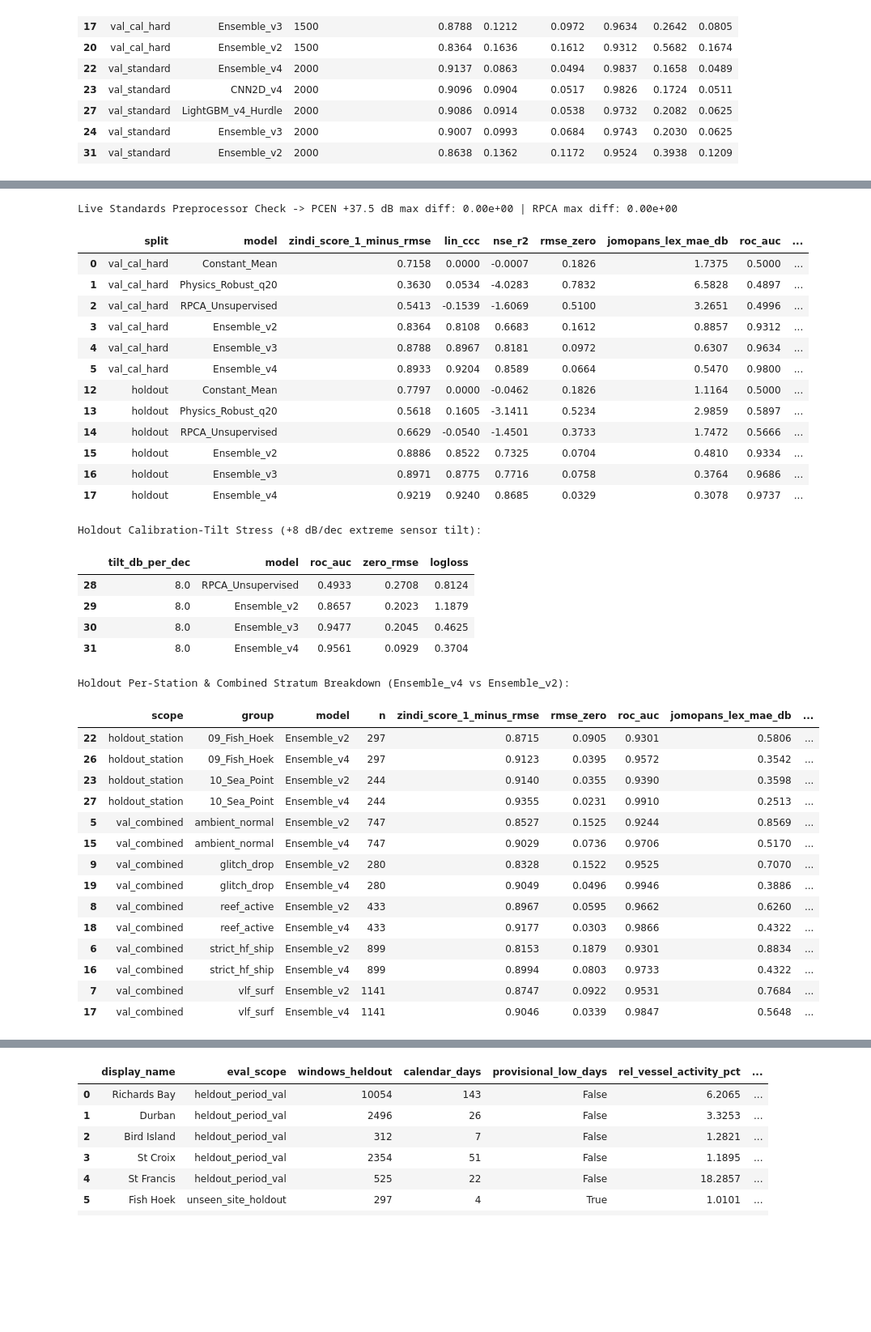
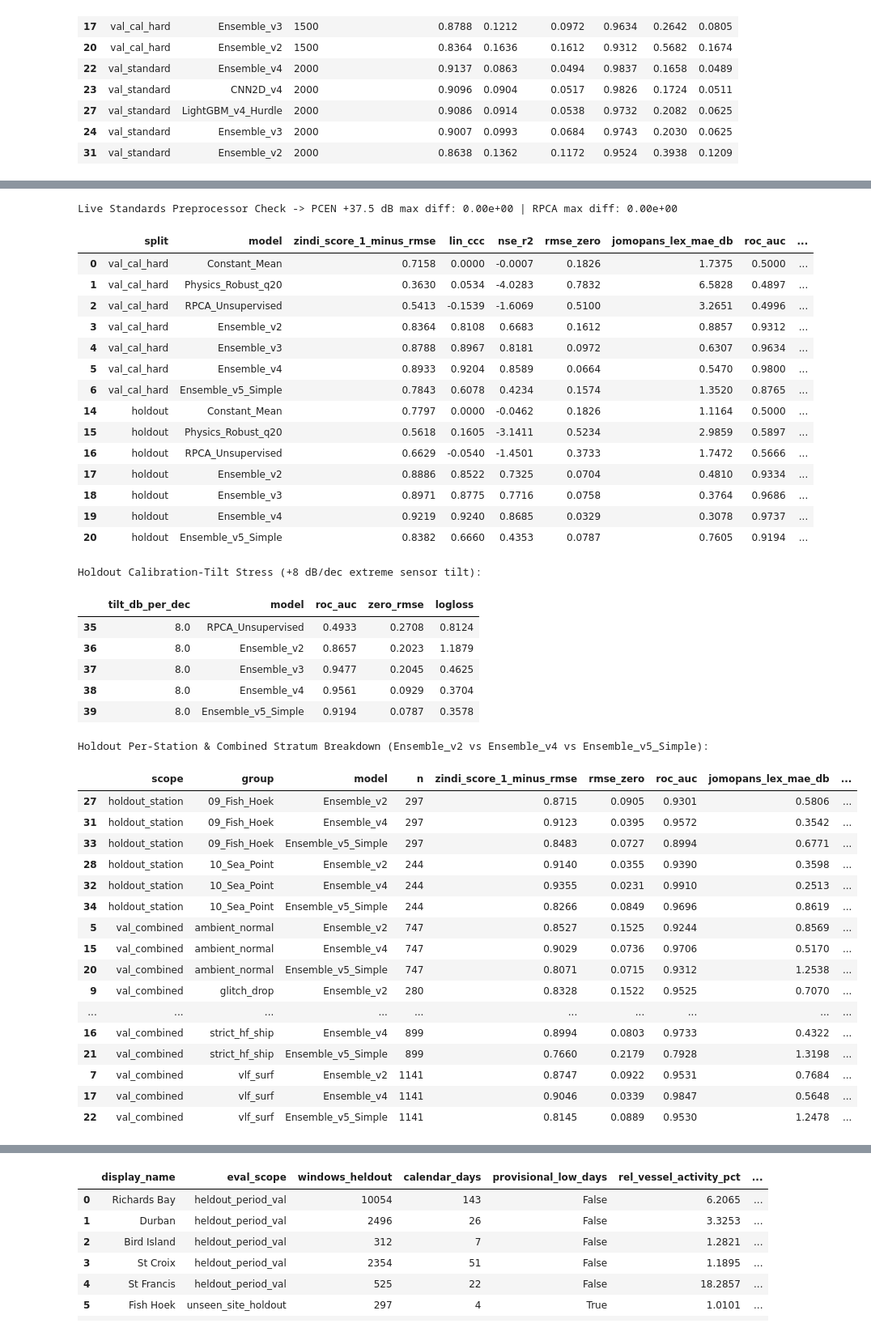
Before and after one commit to ebotchway/french-embassy-underwater-vessel-noise-challenge, a Jupyter notebook: notebooks/03_domain_generalization_v3_v4_and_standards.ipynb, the cells around one changed output, grey strips where cells are left out. Shown at 81% size. Cells and saved outputs as stored; diff of their text form; code cells hidden in the pictures; blank space fills up the shorter version.

Commit message:
feat: add Candidate v5 simple modeling pipeline and update checkpoint docs and manuscript artifacts

```diff
--- a/notebooks/03_domain_generalization_v3_v4_and_standards.ipynb
+++ b/notebooks/03_domain_generalization_v3_v4_and_standards.ipynb
@@ -261,60 +326,65 @@ rpca_diff = max(float(np.max(np.abs(s_rp1 - s_rp2))), float(np.max(np.abs(c_rp1
 print(f"Live Standards Preprocessor Check -> PCEN +37.5 dB max diff: {pcen_diff:.2e} | RPCA max diff: {rpca_diff:.2e}")
 
 std_full = pd.read_csv(ROOT / "reports/standards_benchmark/standardized_metrics_full.csv")
 tilt_df = pd.read_csv(ROOT / "reports/standards_benchmark/calibration_shift_curve.csv")
 strata_df = pd.read_csv(ROOT / "reports/standards_benchmark/stratum_breakdown.csv")
 
 cols_show = [
     "split", "model", "zindi_score_1_minus_rmse", "lin_ccc", "nse_r2",
     "rmse_zero", "jomopans_lex_mae_db", "roc_auc", "pr_auc", "ece_10", "brier"
 ]
 display(std_full[std_full["split"].isin(["val_cal_hard", "holdout"])][cols_show].round(4))
 
 print("Holdout Calibration-Tilt Stress (+8 dB/dec extreme sensor tilt):")
 display(tilt_df[tilt_df["tilt_db_per_dec"] == 8.0].round(4))
 
-print("Holdout Per-Station & Combined Stratum Breakdown (Ensemble_v4 vs Ensemble_v2):")
-sub_st = strata_df[strata_df["model"].isin(["Ensemble_v2", "Ensemble_v4"])][
+print("Holdout Per-Station & Combined Stratum Breakdown (Ensemble_v2 vs Ensemble_v4 vs Ensemble_v5_Simple):")
+sub_st = strata_df[strata_df["model"].isin(["Ensemble_v2", "Ensemble_v4", "Ensemble_v5_Simple"])][
     ["scope", "group", "model", "n", "zindi_score_1_minus_rmse", "rmse_zero", "roc_auc", "jomopans_lex_mae_db", "ece_10"]
 ]
 display(sub_st.sort_values(["scope", "group", "model"]).round(4))
 # %% [output]
 Live Standards Preprocessor Check -> PCEN +37.5 dB max diff: 0.00e+00 | RPCA max diff: 0.00e+00
 |  | split | model | zindi_score_1_minus_rmse | lin_ccc | nse_r2 | rmse_zero | jomopans_lex_mae_db | roc_auc | ... |
 | 0 | val_cal_hard | Constant_Mean | 0.7158 | 0.0000 | -0.0007 | 0.1826 | 1.7375 | 0.5000 | ... |
 | 1 | val_cal_hard | Physics_Robust_q20 | 0.3630 | 0.0534 | -4.0283 | 0.7832 | 6.5828 | 0.4897 | ... |
 | 2 | val_cal_hard | RPCA_Unsupervised | 0.5413 | -0.1539 | -1.6069 | 0.5100 | 3.2651 | 0.4996 | ... |
 | 3 | val_cal_hard | Ensemble_v2 | 0.8364 | 0.8108 | 0.6683 | 0.1612 | 0.8857 | 0.9312 | ... |
 | 4 | val_cal_hard | Ensemble_v3 | 0.8788 | 0.8967 | 0.8181 | 0.0972 | 0.6307 | 0.9634 | ... |
 | 5 | val_cal_hard | Ensemble_v4 | 0.8933 | 0.9204 | 0.8589 | 0.0664 | 0.5470 | 0.9800 | ... |
-| 12 | holdout | Constant_Mean | 0.7797 | 0.0000 | -0.0462 | 0.1826 | 1.1164 | 0.5000 | ... |
-| 13 | holdout | Physics_Robust_q20 | 0.5618 | 0.1605 | -3.1411 | 0.5234 | 2.9859 | 0.5897 | ... |
-| 14 | holdout | RPCA_Unsupervised | 0.6629 | -0.0540 | -1.4501 | 0.3733 | 1.7472 | 0.5666 | ... |
-| 15 | holdout | Ensemble_v2 | 0.8886 | 0.8522 | 0.7325 | 0.0704 | 0.4810 | 0.9334 | ... |
-| 16 | holdout | Ensemble_v3 | 0.8971 | 0.8775 | 0.7716 | 0.0758 | 0.3764 | 0.9686 | ... |
-| 17 | holdout | Ensemble_v4 | 0.9219 | 0.9240 | 0.8685 | 0.0329 | 0.3078 | 0.9737 | ... |
+| 6 | val_cal_hard | Ensemble_v5_Simple | 0.7843 | 0.6078 | 0.4234 | 0.1574 | 1.3520 | 0.8765 | ... |
+| 14 | holdout | Constant_Mean | 0.7797 | 0.0000 | -0.0462 | 0.1826 | 1.1164 | 0.5000 | ... |
+| 15 | holdout | Physics_Robust_q20 | 0.5618 | 0.1605 | -3.1411 | 0.5234 | 2.9859 | 0.5897 | ... |
+| 16 | holdout | RPCA_Unsupervised | 0.6629 | -0.0540 | -1.4501 | 0.3733 | 1.7472 | 0.5666 | ... |
+| 17 | holdout | Ensemble_v2 | 0.8886 | 0.8522 | 0.7325 | 0.0704 | 0.4810 | 0.9334 | ... |
+| 18 | holdout | Ensemble_v3 | 0.8971 | 0.8775 | 0.7716 | 0.0758 | 0.3764 | 0.9686 | ... |
+| 19 | holdout | Ensemble_v4 | 0.9219 | 0.9240 | 0.8685 | 0.0329 | 0.3078 | 0.9737 | ... |
+| 20 | holdout | Ensemble_v5_Simple | 0.8382 | 0.6660 | 0.4353 | 0.0787 | 0.7605 | 0.9194 | ... |
 Holdout Calibration-Tilt Stress (+8 dB/dec extreme sensor tilt):
 |  | tilt_db_per_dec | model | roc_auc | zero_rmse | logloss |
-| 28 | 8.0 | RPCA_Unsupervised | 0.4933 | 0.2708 | 0.8124 |
-| 29 | 8.0 | Ensemble_v2 | 0.8657 | 0.2023 | 1.1879 |
-| 30 | 8.0 | Ensemble_v3 | 0.9477 | 0.2045 | 0.4625 |
-| 31 | 8.0 | Ensemble_v4 | 0.9561 | 0.0929 | 0.3704 |
+| 35 | 8.0 | RPCA_Unsupervised | 0.4933 | 0.2708 | 0.8124 |
+| 36 | 8.0 | Ensemble_v2 | 0.8657 | 0.2023 | 1.1879 |
+| 37 | 8.0 | Ensemble_v3 | 0.9477 | 0.2045 | 0.4625 |
+| 38 | 8.0 | Ensemble_v4 | 0.9561 | 0.0929 | 0.3704 |
+| 39 | 8.0 | Ensemble_v5_Simple | 0.9194 | 0.0787 | 0.3578 |
-Holdout Per-Station & Combined Stratum Breakdown (Ensemble_v4 vs Ensemble_v2):
+Holdout Per-Station & Combined Stratum Breakdown (Ensemble_v2 vs Ensemble_v4 vs Ensemble_v5_Simple):
 |  | scope | group | model | n | zindi_score_1_minus_rmse | rmse_zero | roc_auc | jomopans_lex_mae_db | ... |
-| 22 | holdout_station | 09_Fish_Hoek | Ensemble_v2 | 297 | 0.8715 | 0.0905 | 0.9301 | 0.5806 | ... |
-| 26 | holdout_station | 09_Fish_Hoek | Ensemble_v4 | 297 | 0.9123 | 0.0395 | 0.9572 | 0.3542 | ... |
-| 23 | holdout_station | 10_Sea_Point | Ensemble_v2 | 244 | 0.9140 | 0.0355 | 0.9390 | 0.3598 | ... |
-| 27 | holdout_station | 10_Sea_Point | Ensemble_v4 | 244 | 0.9355 | 0.0231 | 0.9910 | 0.2513 | ... |
+| 27 | holdout_station | 09_Fish_Hoek | Ensemble_v2 | 297 | 0.8715 | 0.0905 | 0.9301 | 0.5806 | ... |
+| 31 | holdout_station | 09_Fish_Hoek | Ensemble_v4 | 297 | 0.9123 | 0.0395 | 0.9572 | 0.3542 | ... |
+| 33 | holdout_station | 09_Fish_Hoek | Ensemble_v5_Simple | 297 | 0.8483 | 0.0727 | 0.8994 | 0.6771 | ... |
+| 28 | holdout_station | 10_Sea_Point | Ensemble_v2 | 244 | 0.9140 | 0.0355 | 0.9390 | 0.3598 | ... |
+| 32 | holdout_station | 10_Sea_Point | Ensemble_v4 | 244 | 0.9355 | 0.0231 | 0.9910 | 0.2513 | ... |
+| 34 | holdout_station | 10_Sea_Point | Ensemble_v5_Simple | 244 | 0.8266 | 0.0849 | 0.9696 | 0.8619 | ... |
 | 5 | val_combined | ambient_normal | Ensemble_v2 | 747 | 0.8527 | 0.1525 | 0.9244 | 0.8569 | ... |
 | 15 | val_combined | ambient_normal | Ensemble_v4 | 747 | 0.9029 | 0.0736 | 0.9706 | 0.5170 | ... |
+| 20 | val_combined | ambient_normal | Ensemble_v5_Simple | 747 | 0.8071 | 0.0715 | 0.9312 | 1.2538 | ... |
 | 9 | val_combined | glitch_drop | Ensemble_v2 | 280 | 0.8328 | 0.1522 | 0.9525 | 0.7070 | ... |
-| 19 | val_combined | glitch_drop | Ensemble_v4 | 280 | 0.9049 | 0.0496 | 0.9946 | 0.3886 | ... |
-| 8 | val_combined | reef_active | Ensemble_v2 | 433 | 0.8967 | 0.0595 | 0.9662 | 0.6260 | ... |
-| 18 | val_combined | reef_active | Ensemble_v4 | 433 | 0.9177 | 0.0303 | 0.9866 | 0.4322 | ... |
-| 6 | val_combined | strict_hf_ship | Ensemble_v2 | 899 | 0.8153 | 0.1879 | 0.9301 | 0.8834 | ... |
+| ... | ... | ... | ... | ... | ... | ... | ... | ... | ... |
 | 16 | val_combined | strict_hf_ship | Ensemble_v4 | 899 | 0.8994 | 0.0803 | 0.9733 | 0.4322 | ... |
+| 21 | val_combined | strict_hf_ship | Ensemble_v5_Simple | 899 | 0.7660 | 0.2179 | 0.7928 | 1.3198 | ... |
 | 7 | val_combined | vlf_surf | Ensemble_v2 | 1141 | 0.8747 | 0.0922 | 0.9531 | 0.7684 | ... |
 | 17 | val_combined | vlf_surf | Ensemble_v4 | 1141 | 0.9046 | 0.0339 | 0.9847 | 0.5648 | ... |
+| 22 | val_combined | vlf_surf | Ensemble_v5_Simple | 1141 | 0.8145 | 0.0889 | 0.9530 | 1.2478 | ... |
 # %%
 for title, rel in [
     ("Figure 1 · Standards Agreement, JOMOPANS L_excess & Calibration", "reports/standards_benchmark/figures/fig1_standards_calibration_and_agreement.png"),
```
Also changed, not shown: parts of 12 cells of this notebook, 23 other files.
